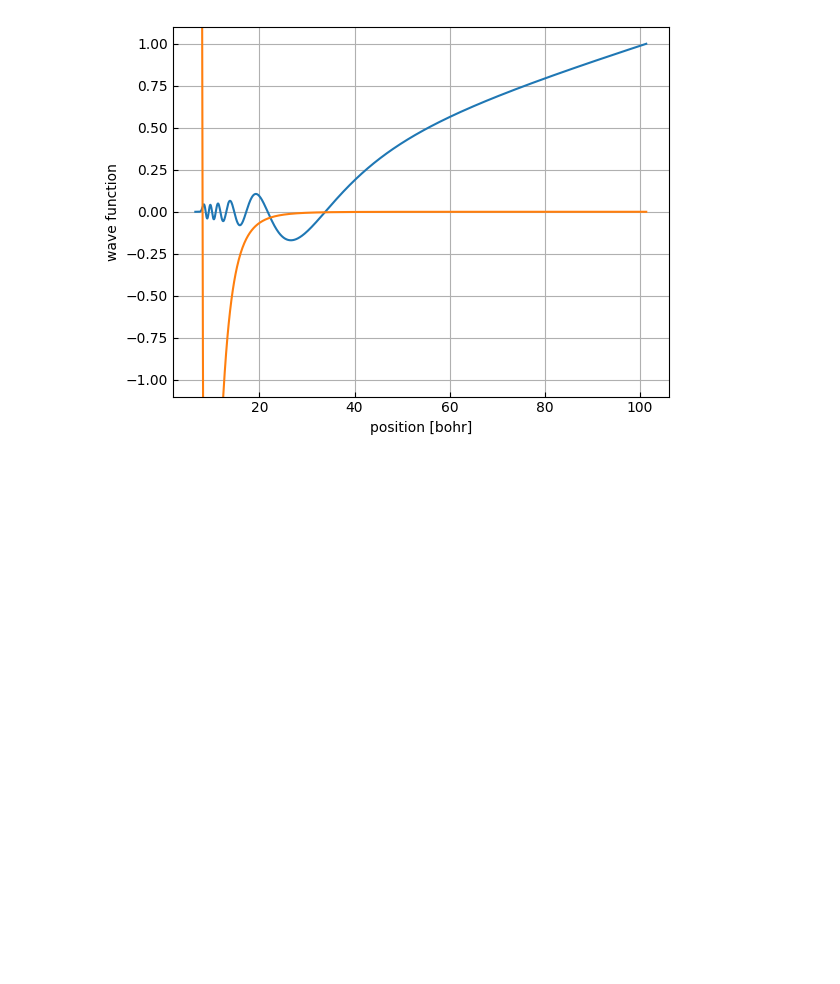
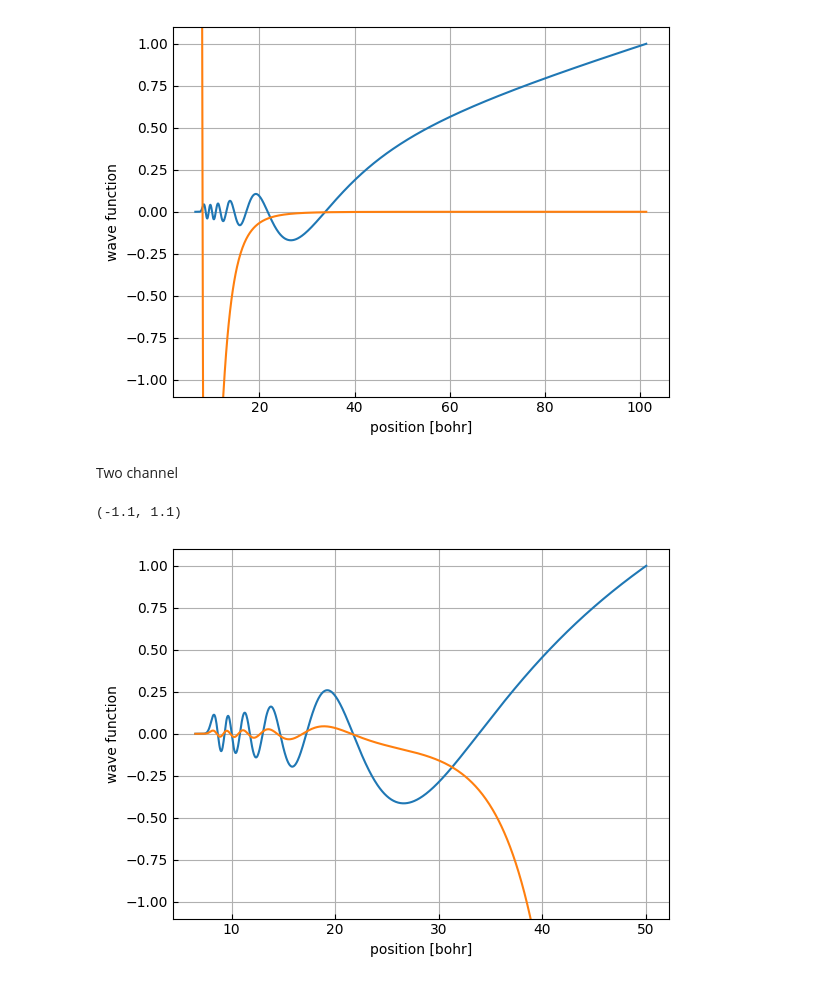
Before and after one commit to Wleter/scattering_solver, a Jupyter notebook: data_analysis/tests.ipynb, the cells around one changed output. Cells and saved outputs as stored; diff of their text form; code cells hidden in the pictures; blank space fills up the shorter version.

Commit message:
add two channel problem

```diff
--- a/data_analysis/tests.ipynb
+++ b/data_analysis/tests.ipynb
@@ -15,3 +17,19 @@ ax.set_ylim(-1.1, 1.1)
 # %% [output]
 (-1.1, 1.1)
 [figure]
+# %% [markdown]
+Two channel
+# %%
+data = np.loadtxt('../data/two_chan/wave_function.dat', delimiter='\t', skiprows=1)
+
+fig, ax = utility.plot()
+ax.set_xlabel("position [bohr]")
+ax.set_ylabel("wave function")
+
+normalization = np.max(np.abs(data[:, 1]))
+ax.plot(data[:, 0], data[:, 1] / normalization)
+ax.plot(data[:, 0], data[:, 2] / normalization)
+ax.set_ylim(-1.1, 1.1)
+# %% [output]
+(-1.1, 1.1)
+[figure, added]
```
Also changed, not shown: parts of 3 cells of this notebook, 6 other files.
